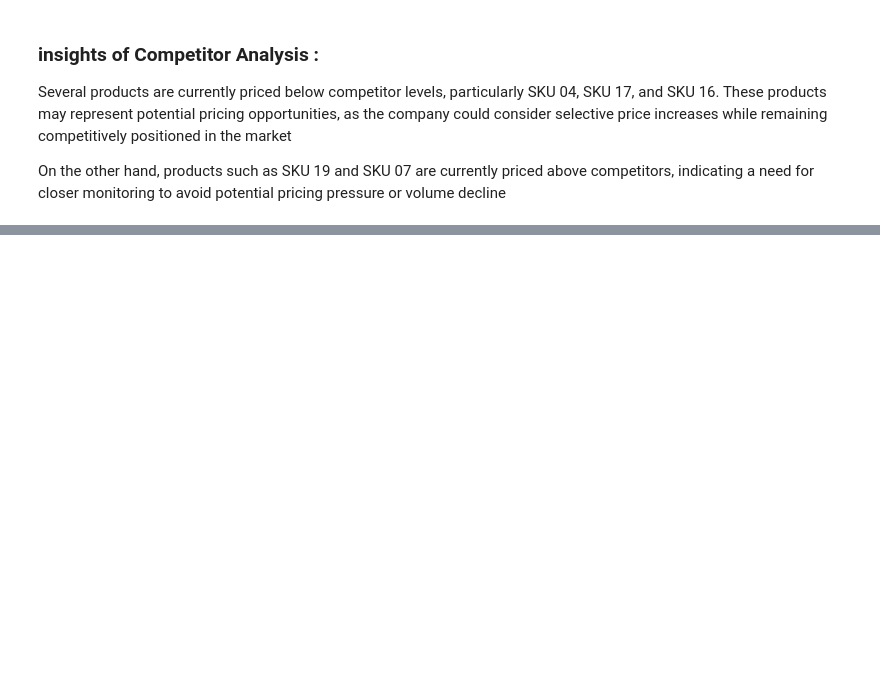
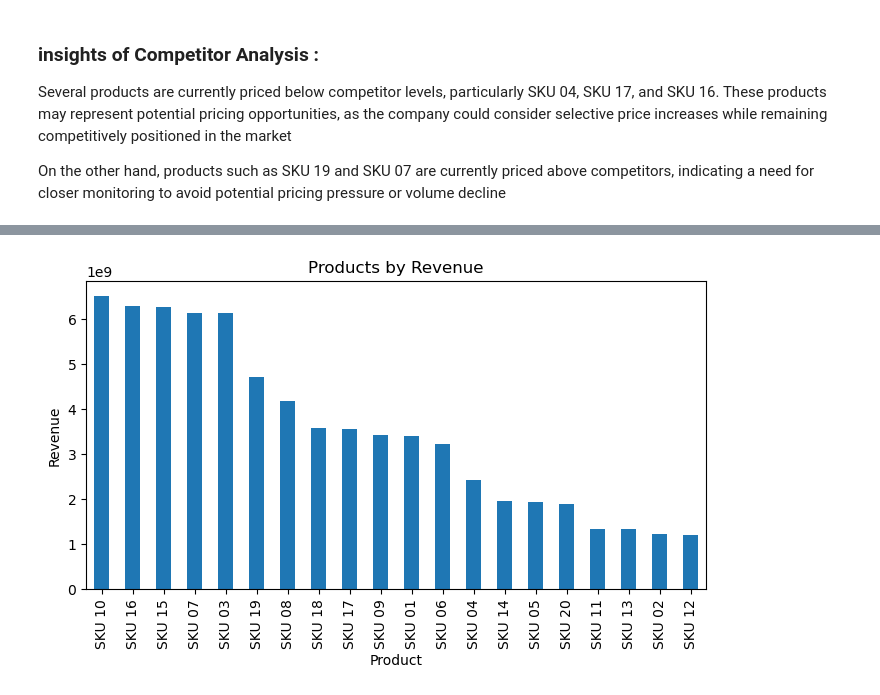
Before and after one commit to sigitsuharyadi88/pricing-optimization-analysis, a Jupyter notebook: notebook/pricing-optimization-analyst.ipynb, the cells around one changed output, grey strips where cells are left out. Saved outputs shown, nothing was run; the diff lists cells and outputs as text; code cells hidden in the pictures; blank space fills up the shorter version.

```diff
--- a/notebook/pricing-optimization-analyst.ipynb
+++ b/notebook/pricing-optimization-analyst.ipynb
@@ -127,0 +125,8 @@ On the other hand, products such as SKU 19 and SKU 07 are currently priced above
+# %%
+product_revenue = (
+    df.groupby("Product")["Revenue"]
+    .sum()
+    .sort_values(ascending=False)
+)
+
+product_revenue
@@ -127,0 +151,8 @@ On the other hand, products such as SKU 19 and SKU 07 are currently priced above
+# %%
+product_revenue.plot(kind="bar", figsize=(8, 4))
+plt.title("Products by Revenue")
+plt.ylabel("Revenue")
+
+plt.show()
+# %% [output]
+[figure, added]
```
Also changed, not shown: parts of 16 cells of this notebook.
